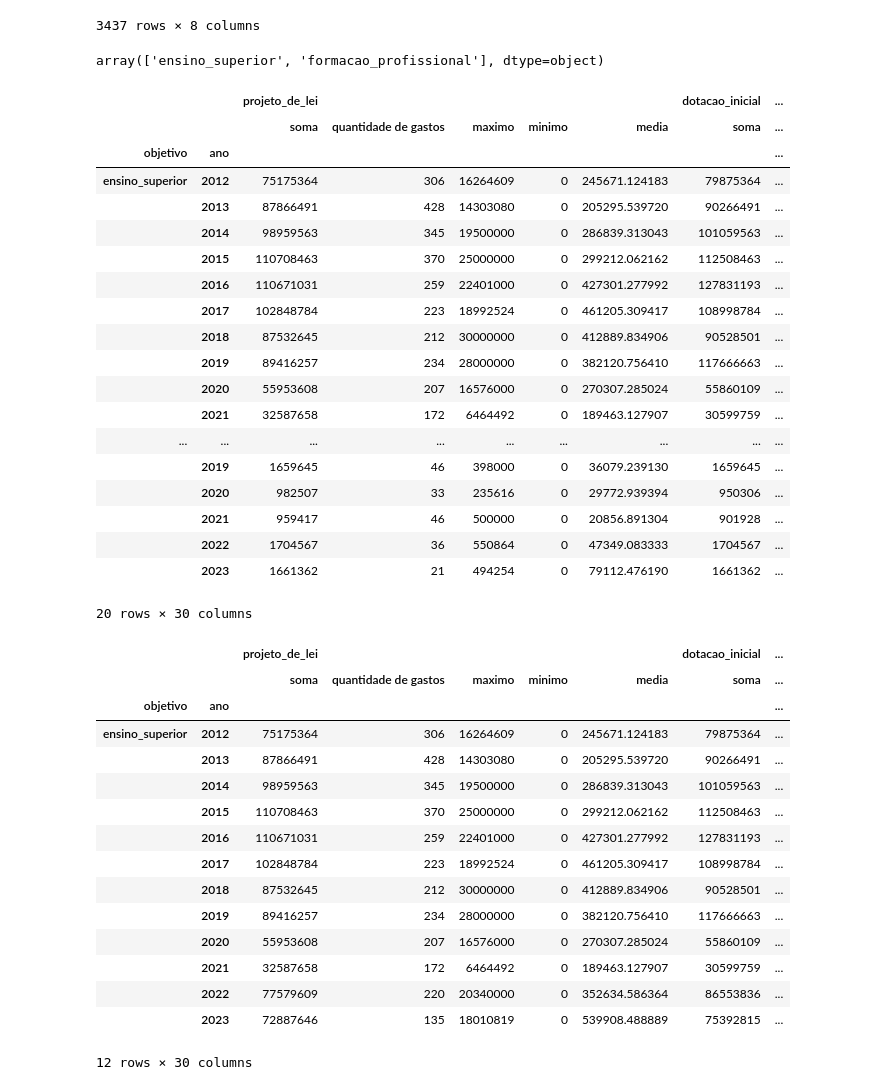
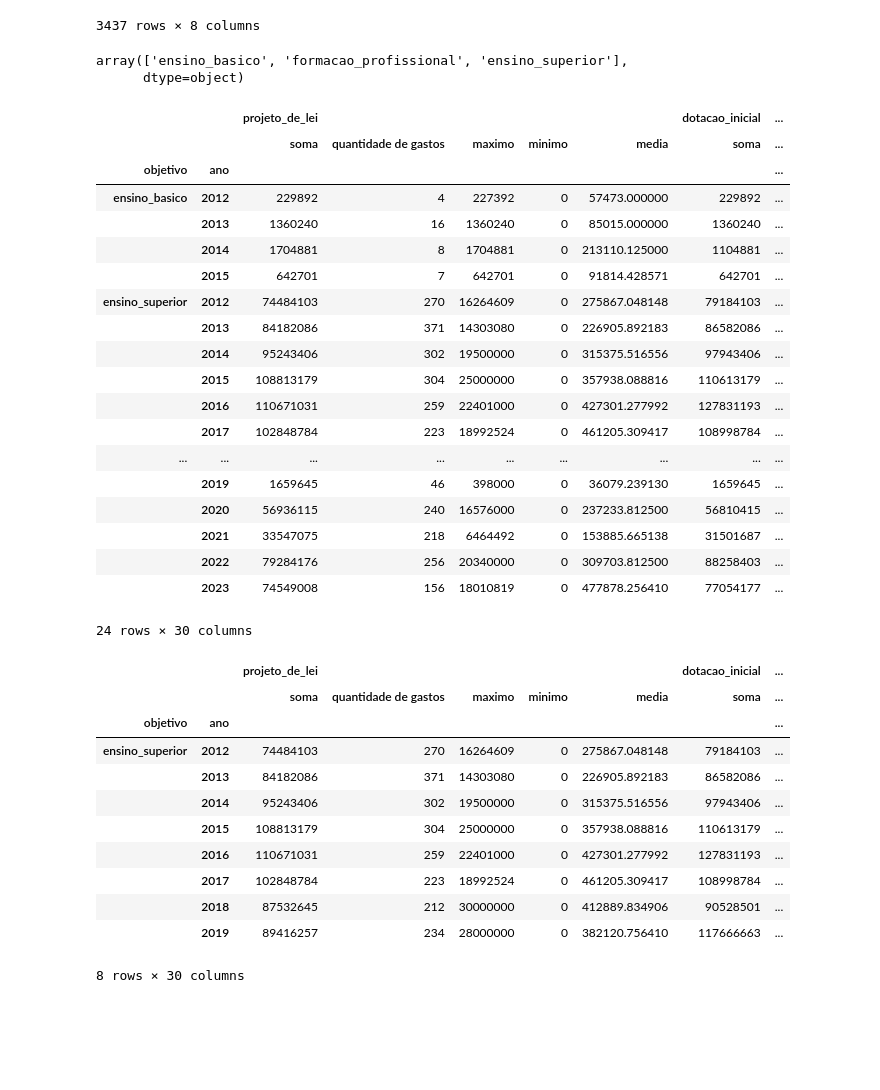
Before and after one commit to Guardians-DSC/dados, a Jupyter notebook: orcamento/notebooks/objetivo.ipynb, the cells around one changed output. Drawn from its saved outputs; the diff is of its cells as text; code cells hidden in the pictures; blank space fills up the shorter version.

```diff
--- a/orcamento/notebooks/objetivo.ipynb
+++ b/orcamento/notebooks/objetivo.ipynb
@@ -179,16 +130,17 @@ objetivo_geral
 3437 rows × 8 columns
 # %%
 objetivo_geral.objetivo.replace('0582 - Expandir, interiorizar, democratizar e qualificar a oferta...', 'ensino_superior', inplace=True)
-objetivo_geral.objetivo.replace('0597 - Promover, em articulação com os sistemas de ensino estaduais...', 'ensino_superior', inplace=True)
-objetivo_geral.objetivo.replace('0803 - Apoiar a formação de pessoal qualificado em nível superior...', 'ensino_superior', inplace=True)
+objetivo_geral.objetivo.replace('0597 - Promover, em articulação com os sistemas de ensino estaduais...', 'ensino_basico', inplace=True)
+objetivo_geral.objetivo.replace('0803 - Apoiar a formação de pessoal qualificado em nível superior...', 'formacao_profissional', inplace=True)
 objetivo_geral.objetivo.replace('0841 - Ampliar o acesso à educação superior com condições de...', 'ensino_superior', inplace=True)
 objetivo_geral.objetivo.replace('1009 - Ampliar o acesso à educação profissional e tecnológica de...', 'formacao_profissional', inplace=True)
 objetivo_geral.objetivo.replace('1010 - Ampliar o acesso à educação superior de qualidade, na...', 'ensino_superior', inplace=True)
 objetivo_geral.objetivo.replace('1204 - Ampliar o acesso à educação profissional e tecnológica, em...', 'formacao_profissional', inplace=True)
-objetivo_geral.objetivo.replace('1237 - Fomentar a formação de pessoal qualificado, fortalecendo a...', 'ensino_superior', inplace=True)
+objetivo_geral.objetivo.replace('1237 - Fomentar a formação de pessoal qualificado, fortalecendo a...', 'formacao_profissional', inplace=True)
 objetivo_geral.objetivo.unique()
 # %% [output]
-array(['ensino_superior', 'formacao_profissional'], dtype=object)
+array(['ensino_basico', 'formacao_profissional', 'ensino_superior'],
+      dtype=object)
 # %%
 colunas_alvo_soma = [
     ('projeto_de_lei','soma'),
@@ -214,43 +166,39 @@ objetivo_geral_comparacoes
 |  |  | projeto_de_lei |  |  |  |  | dotacao_inicial | ... |
 |  |  | soma | quantidade de gastos | maximo | minimo | media | soma | ... |
 | objetivo | ano |  |  |  |  |  |  | ... |
-| ensino_superior | 2012 | 75175364 | 306 | 16264609 | 0 | 245671.124183 | 79875364 | ... |
-|  | 2013 | 87866491 | 428 | 14303080 | 0 | 205295.539720 | 90266491 | ... |
-|  | 2014 | 98959563 | 345 | 19500000 | 0 | 286839.313043 | 101059563 | ... |
-|  | 2015 | 110708463 | 370 | 25000000 | 0 | 299212.062162 | 112508463 | ... |
+| ensino_basico | 2012 | 229892 | 4 | 227392 | 0 | 57473.000000 | 229892 | ... |
+|  | 2013 | 1360240 | 16 | 1360240 | 0 | 85015.000000 | 1360240 | ... |
+|  | 2014 | 1704881 | 8 | 1704881 | 0 | 213110.125000 | 1104881 | ... |
+|  | 2015 | 642701 | 7 | 642701 | 0 | 91814.428571 | 642701 | ... |
+| ensino_superior | 2012 | 74484103 | 270 | 16264609 | 0 | 275867.048148 | 79184103 | ... |
+|  | 2013 | 84182086 | 371 | 14303080 | 0 | 226905.892183 | 86582086 | ... |
+|  | 2014 | 95243406 | 302 | 19500000 | 0 | 315375.516556 | 97943406 | ... |
+|  | 2015 | 108813179 | 304 | 25000000 | 0 | 357938.088816 | 110613179 | ... |
 |  | 2016 | 110671031 | 259 | 22401000 | 0 | 427301.277992 | 127831193 | ... |
 |  | 2017 | 102848784 | 223 | 18992524 | 0 | 461205.309417 | 108998784 | ... |
-|  | 2018 | 87532645 | 212 | 30000000 | 0 | 412889.834906 | 90528501 | ... |
-|  | 2019 | 89416257 | 234 | 28000000 | 0 | 382120.756410 | 117666663 | ... |
-|  | 2020 | 55953608 | 207 | 16576000 | 0 | 270307.285024 | 55860109 | ... |
-|  | 2021 | 32587658 | 172 | 6464492 | 0 | 189463.127907 | 30599759 | ... |
 | ... | ... | ... | ... | ... | ... | ... | ... | ... |
 |  | 2019 | 1659645 | 46 | 398000 | 0 | 36079.239130 | 1659645 | ... |
-|  | 2020 | 982507 | 33 | 235616 | 0 | 29772.939394 | 950306 | ... |
-|  | 2021 | 959417 | 46 | 500000 | 0 | 20856.891304 | 901928 | ... |
-|  | 2022 | 1704567 | 36 | 550864 | 0 | 47349.083333 | 1704567 | ... |
-|  | 2023 | 1661362 | 21 | 494254 | 0 | 79112.476190 | 1661362 | ... |
+|  | 2020 | 56936115 | 240 | 16576000 | 0 | 237233.812500 | 56810415 | ... |
+|  | 2021 | 33547075 | 218 | 6464492 | 0 | 153885.665138 | 31501687 | ... |
+|  | 2022 | 79284176 | 256 | 20340000 | 0 | 309703.812500 | 88258403 | ... |
+|  | 2023 | 74549008 | 156 | 18010819 | 0 | 477878.256410 | 77054177 | ... |
-20 rows × 30 columns
+24 rows × 30 columns
 # %%
-objetivo_ensino_superior = objetivo_geral_comparacoes.iloc[:12]
+objetivo_ensino_superior = objetivo_geral_comparacoes.iloc[4:12]
 objetivo_ensino_superior
 # %% [output]
 |  |  | projeto_de_lei |  |  |  |  | dotacao_inicial | ... |
 |  |  | soma | quantidade de gastos | maximo | minimo | media | soma | ... |
 | objetivo | ano |  |  |  |  |  |  | ... |
-| ensino_superior | 2012 | 75175364 | 306 | 16264609 | 0 | 245671.124183 | 79875364 | ... |
-|  | 2013 | 87866491 | 428 | 14303080 | 0 | 205295.539720 | 90266491 | ... |
-|  | 2014 | 98959563 | 345 | 19500000 | 0 | 286839.313043 | 101059563 | ... |
-|  | 2015 | 110708463 | 370 | 25000000 | 0 | 299212.062162 | 112508463 | ... |
+| ensino_superior | 2012 | 74484103 | 270 | 16264609 | 0 | 275867.048148 | 79184103 | ... |
+|  | 2013 | 84182086 | 371 | 14303080 | 0 | 226905.892183 | 86582086 | ... |
+|  | 2014 | 95243406 | 302 | 19500000 | 0 | 315375.516556 | 97943406 | ... |
+|  | 2015 | 108813179 | 304 | 25000000 | 0 | 357938.088816 | 110613179 | ... |
 |  | 2016 | 110671031 | 259 | 22401000 | 0 | 427301.277992 | 127831193 | ... |
 |  | 2017 | 102848784 | 223 | 18992524 | 0 | 461205.309417 | 108998784 | ... |
 |  | 2018 | 87532645 | 212 | 30000000 | 0 | 412889.834906 | 90528501 | ... |
 |  | 2019 | 89416257 | 234 | 28000000 | 0 | 382120.756410 | 117666663 | ... |
-|  | 2020 | 55953608 | 207 | 16576000 | 0 | 270307.285024 | 55860109 | ... |
-|  | 2021 | 32587658 | 172 | 6464492 | 0 | 189463.127907 | 30599759 | ... |
-|  | 2022 | 77579609 | 220 | 20340000 | 0 | 352634.586364 | 86553836 | ... |
-|  | 2023 | 72887646 | 135 | 18010819 | 0 | 539908.488889 | 75392815 | ... |
-12 rows × 30 columns
+8 rows × 30 columns
 # %%
 objetivo_ensino_superior = objetivo_ensino_superior.reset_index().iloc[:,1:]
 objetivo_ensino_superior.index = objetivo_ensino_superior.iloc[:,0]
```
Also changed, not shown: parts of 29 cells of this notebook.
